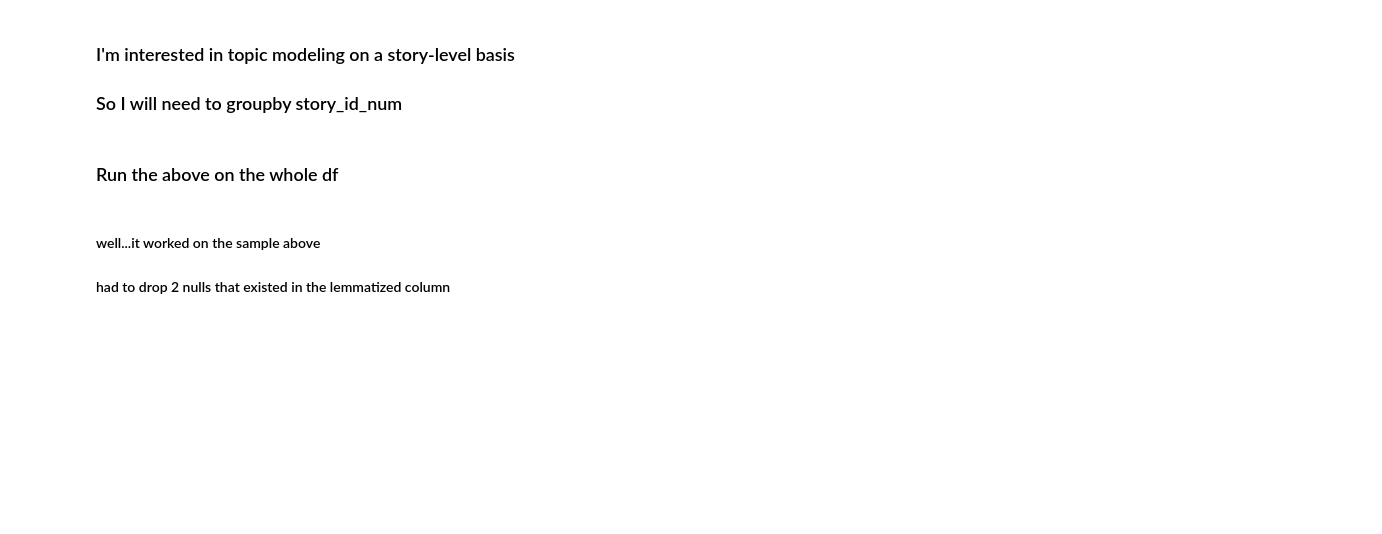
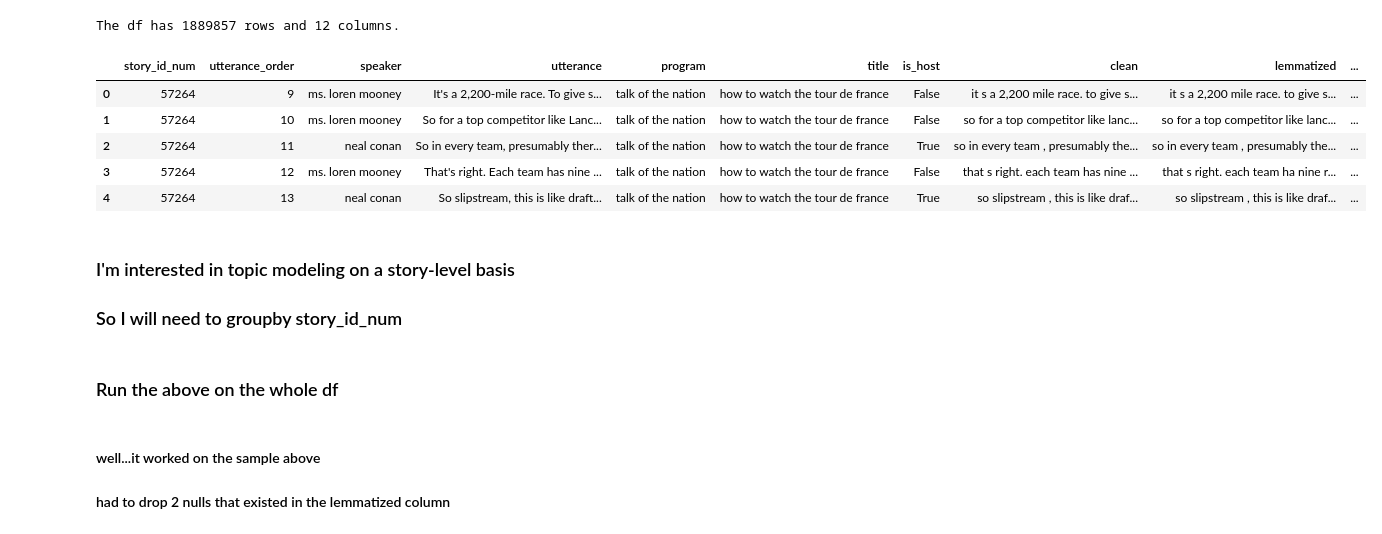
Before and after one commit to npr-nlp/npr-nlp-project, a Jupyter notebook: Brian_LDA_modeling_exploration.ipynb, the cells around one changed output. Drawn from its saved outputs; the diff is of its cells as text; code cells hidden in the pictures; blank space fills up the shorter version.

```diff
--- a/Brian_LDA_modeling_exploration.ipynb
+++ b/Brian_LDA_modeling_exploration.ipynb
@@ -26,9 +26,17 @@ from scipy import stats
 import warnings
 warnings.filterwarnings("ignore")
 # %%
-# # use our own wrangle to get the data
-# df = wrangle.get_npr_data()
-# df.head()
+# use our own wrangle to get the data
+df = wrangle.get_npr_data()
+df.head()
+# %% [output]
+The df has 1889857 rows and 12 columns.
+|  | story_id_num | utterance_order | speaker | utterance | program | title | is_host | clean | lemmatized | ... |
+| 0 | 57264 | 9 | ms. loren mooney | It's a 2,200-mile race. To give s... | talk of the nation | how to watch the tour de france | False | it s a 2,200 mile race. to give s... | it s a 2,200 mile race. to give s... | ... |
+| 1 | 57264 | 10 | ms. loren mooney | So for a top competitor like Lanc... | talk of the nation | how to watch the tour de france | False | so for a top competitor like lanc... | so for a top competitor like lanc... | ... |
+| 2 | 57264 | 11 | neal conan | So in every team, presumably ther... | talk of the nation | how to watch the tour de france | True | so in every team , presumably the... | so in every team , presumably the... | ... |
+| 3 | 57264 | 12 | ms. loren mooney | That's right. Each team has nine ... | talk of the nation | how to watch the tour de france | False | that s right. each team has nine ... | that s right. each team ha nine r... | ... |
+| 4 | 57264 | 13 | neal conan | So slipstream, this is like draft... | talk of the nation | how to watch the tour de france | True | so slipstream , this is like draf... | so slipstream , this is like draf... | ... |
 # %% [markdown]
 ### I'm interested in topic modeling on a story-level basis
 ### So I will need to groupby story_id_num
```
Also changed, not shown: parts of 13 cells of this notebook.
